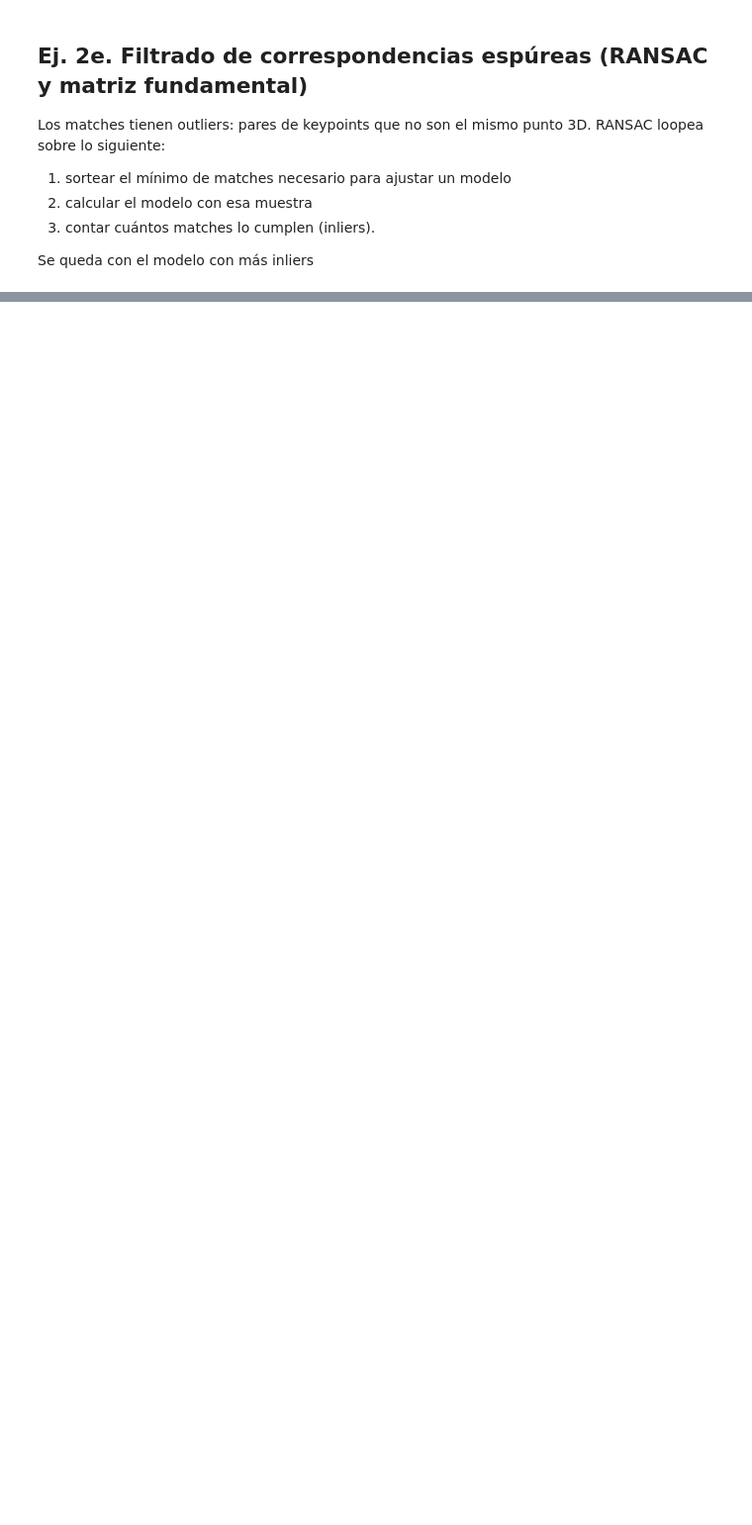
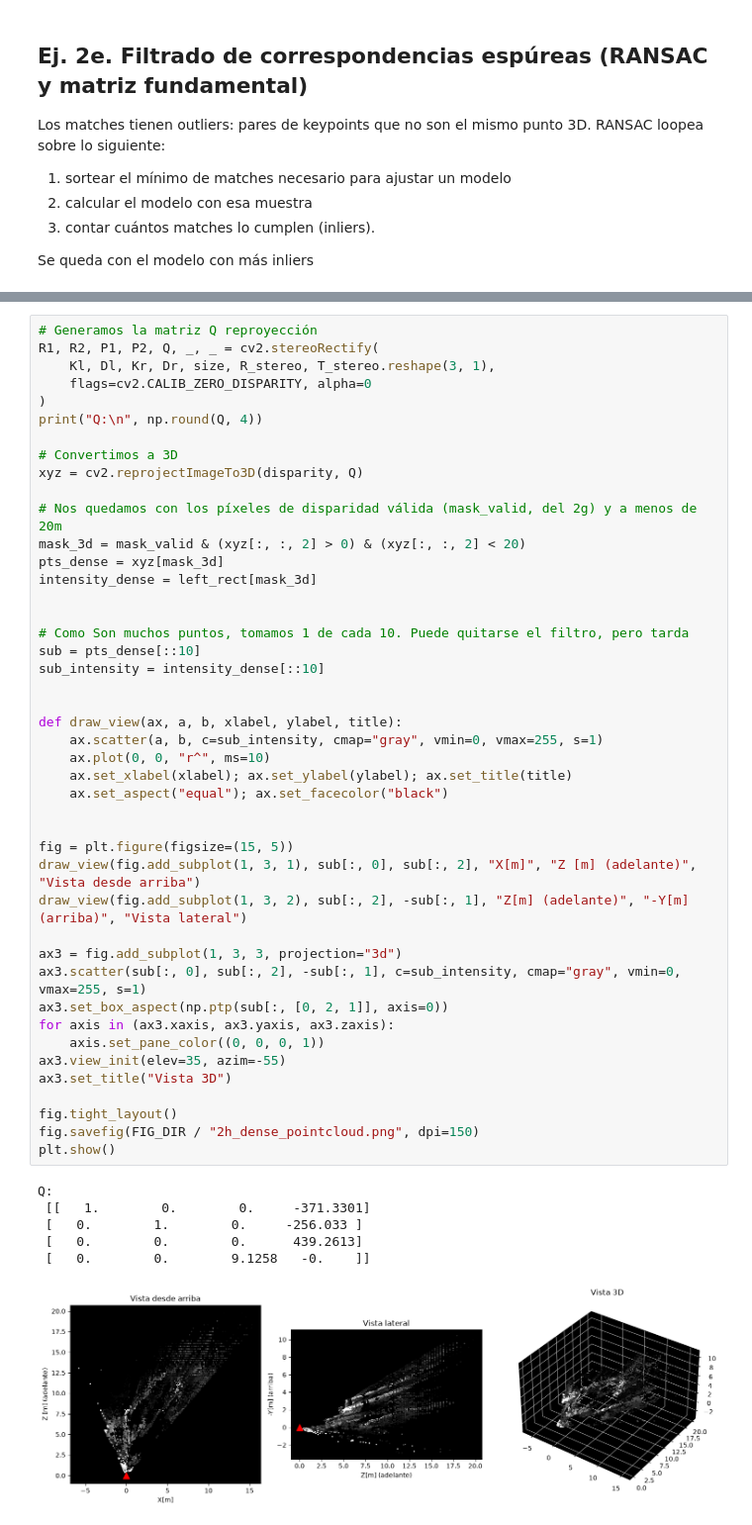
Before and after one commit to Erislash/tp3-vision, a Jupyter notebook: tp3.ipynb, the cells around one changed output, grey strips where cells are left out. Shown at 99% size. Drawn from its saved outputs; the diff is of its cells as text; blank space fills up the shorter version.

```diff
--- a/tp3.ipynb
+++ b/tp3.ipynb
@@ -423,0 +496,51 @@ save(vis_ep, "2e_epilines.png")
+# %%
+# Generamos la matriz Q reproyección
+R1, R2, P1, P2, Q, _, _ = cv2.stereoRectify(
+    Kl, Dl, Kr, Dr, size, R_stereo, T_stereo.reshape(3, 1),
+    flags=cv2.CALIB_ZERO_DISPARITY, alpha=0
+)
+print("Q:\n", np.round(Q, 4))
+
+# Convertimos a 3D
+xyz = cv2.reprojectImageTo3D(disparity, Q)
+
+# Nos quedamos con los píxeles de disparidad válida (mask_valid, del 2g) y a menos de 20m
+mask_3d = mask_valid & (xyz[:, :, 2] > 0) & (xyz[:, :, 2] < 20)
+pts_dense = xyz[mask_3d]
+intensity_dense = left_rect[mask_3d]
+
+
+# Como Son muchos puntos, tomamos 1 de cada 10. Puede quitarse el filtro, pero tarda
+sub = pts_dense[::10]
+sub_intensity = intensity_dense[::10]
+
+
+def draw_view(ax, a, b, xlabel, ylabel, title):
+    ax.scatter(a, b, c=sub_intensity, cmap="gray", vmin=0, vmax=255, s=1)
+    ax.plot(0, 0, "r^", ms=10)
+    ax.set_xlabel(xlabel); ax.set_ylabel(ylabel); ax.set_title(title)
+    ax.set_aspect("equal"); ax.set_facecolor("black")
+
+
+fig = plt.figure(figsize=(15, 5))
+draw_view(fig.add_subplot(1, 3, 1), sub[:, 0], sub[:, 2], "X[m]", "Z [m] (adelante)", "Vista desde arriba")
+draw_view(fig.add_subplot(1, 3, 2), sub[:, 2], -sub[:, 1], "Z[m] (adelante)", "-Y[m] (arriba)", "Vista lateral")
+
+ax3 = fig.add_subplot(1, 3, 3, projection="3d")
+ax3.scatter(sub[:, 0], sub[:, 2], -sub[:, 1], c=sub_intensity, cmap="gray", vmin=0, vmax=255, s=1)
+ax3.set_box_aspect(np.ptp(sub[:, [0, 2, 1]], axis=0))
+for axis in (ax3.xaxis, ax3.yaxis, ax3.zaxis):
+    axis.set_pane_color((0, 0, 0, 1))
+ax3.view_init(elev=35, azim=-55)
+ax3.set_title("Vista 3D")
+
+fig.tight_layout()
+fig.savefig(FIG_DIR / "2h_dense_pointcloud.png", dpi=150)
+plt.show()
+# %% [output]
+Q:
+ [[   1.        0.        0.     -371.3301]
+ [   0.        1.        0.     -256.033 ]
+ [   0.        0.        0.      439.2613]
+ [   0.        0.        9.1258   -0.    ]]
+[figure, added]
```
Also changed, not shown: parts of 10 cells of this notebook, 1 other file.
